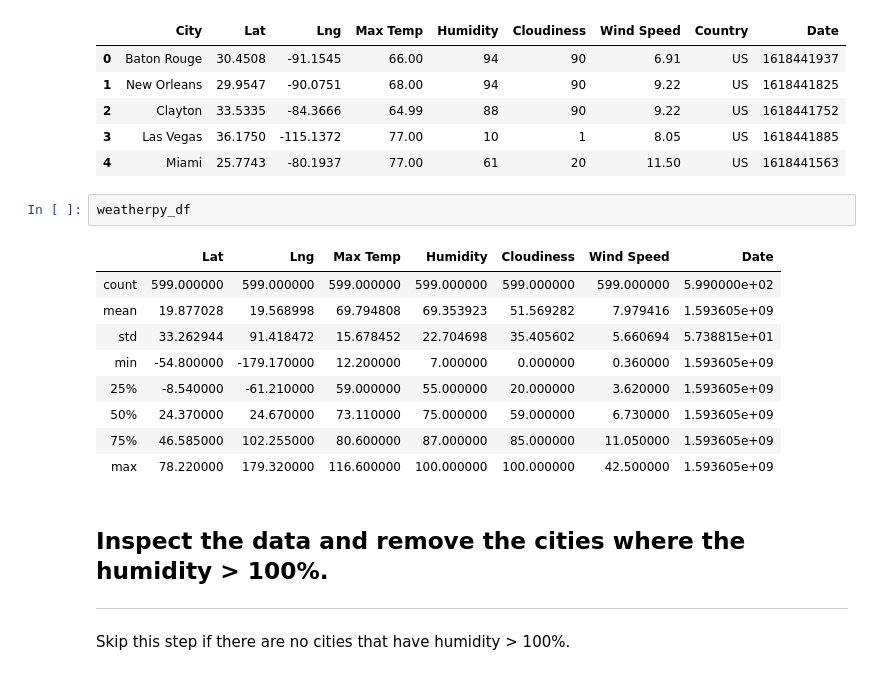
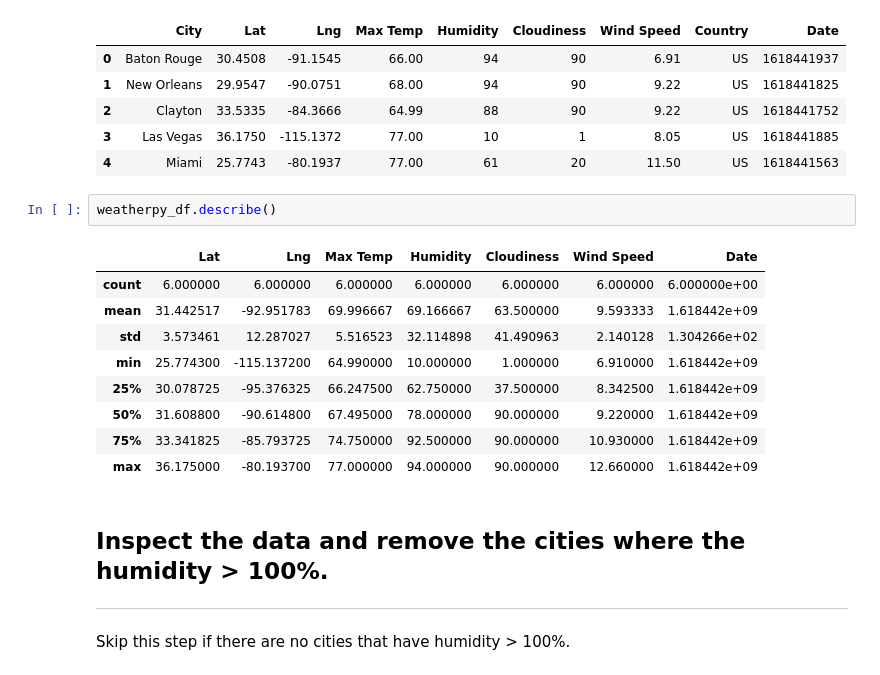
Before and after one commit to nicpie-bit/API-Weather-Analysis, a Jupyter notebook: WeatherPy/WeatherPy.ipynb, the cells around one changed output. Cells and saved outputs as stored; diff of their text form.

```diff
--- a/WeatherPy/WeatherPy.ipynb
+++ b/WeatherPy/WeatherPy.ipynb
@@ -129,17 +129,17 @@ weatherpy_df.head()
 | 3 | Las Vegas | 36.1750 | -115.1372 | 77.00 | 10 | 1 | 8.05 | US | 1618441885 |
 | 4 | Miami | 25.7743 | -80.1937 | 77.00 | 61 | 20 | 11.50 | US | 1618441563 |
 # %%
-weatherpy_df
+weatherpy_df.describe()
 # %% [output]
 |  | Lat | Lng | Max Temp | Humidity | Cloudiness | Wind Speed | Date |
-| count | 599.000000 | 599.000000 | 599.000000 | 599.000000 | 599.000000 | 599.000000 | 5.990000e+02 |
-| mean | 19.877028 | 19.568998 | 69.794808 | 69.353923 | 51.569282 | 7.979416 | 1.593605e+09 |
-| std | 33.262944 | 91.418472 | 15.678452 | 22.704698 | 35.405602 | 5.660694 | 5.738815e+01 |
-| min | -54.800000 | -179.170000 | 12.200000 | 7.000000 | 0.000000 | 0.360000 | 1.593605e+09 |
-| 25% | -8.540000 | -61.210000 | 59.000000 | 55.000000 | 20.000000 | 3.620000 | 1.593605e+09 |
-| 50% | 24.370000 | 24.670000 | 73.110000 | 75.000000 | 59.000000 | 6.730000 | 1.593605e+09 |
-| 75% | 46.585000 | 102.255000 | 80.600000 | 87.000000 | 85.000000 | 11.050000 | 1.593605e+09 |
-| max | 78.220000 | 179.320000 | 116.600000 | 100.000000 | 100.000000 | 42.500000 | 1.593605e+09 |
+| count | 6.000000 | 6.000000 | 6.000000 | 6.000000 | 6.000000 | 6.000000 | 6.000000e+00 |
+| mean | 31.442517 | -92.951783 | 69.996667 | 69.166667 | 63.500000 | 9.593333 | 1.618442e+09 |
+| std | 3.573461 | 12.287027 | 5.516523 | 32.114898 | 41.490963 | 2.140128 | 1.304266e+02 |
+| min | 25.774300 | -115.137200 | 64.990000 | 10.000000 | 1.000000 | 6.910000 | 1.618442e+09 |
+| 25% | 30.078725 | -95.376325 | 66.247500 | 62.750000 | 37.500000 | 8.342500 | 1.618442e+09 |
+| 50% | 31.608800 | -90.614800 | 67.495000 | 78.000000 | 90.000000 | 9.220000 | 1.618442e+09 |
+| 75% | 33.341825 | -85.793725 | 74.750000 | 92.500000 | 90.000000 | 10.930000 | 1.618442e+09 |
+| max | 36.175000 | -80.193700 | 77.000000 | 94.000000 | 90.000000 | 12.660000 | 1.618442e+09 |
 # %% [markdown]
 ## Inspect the data and remove the cities where the humidity > 100%.
 ----
```
Also changed, not shown: parts of 8 cells of this notebook.
